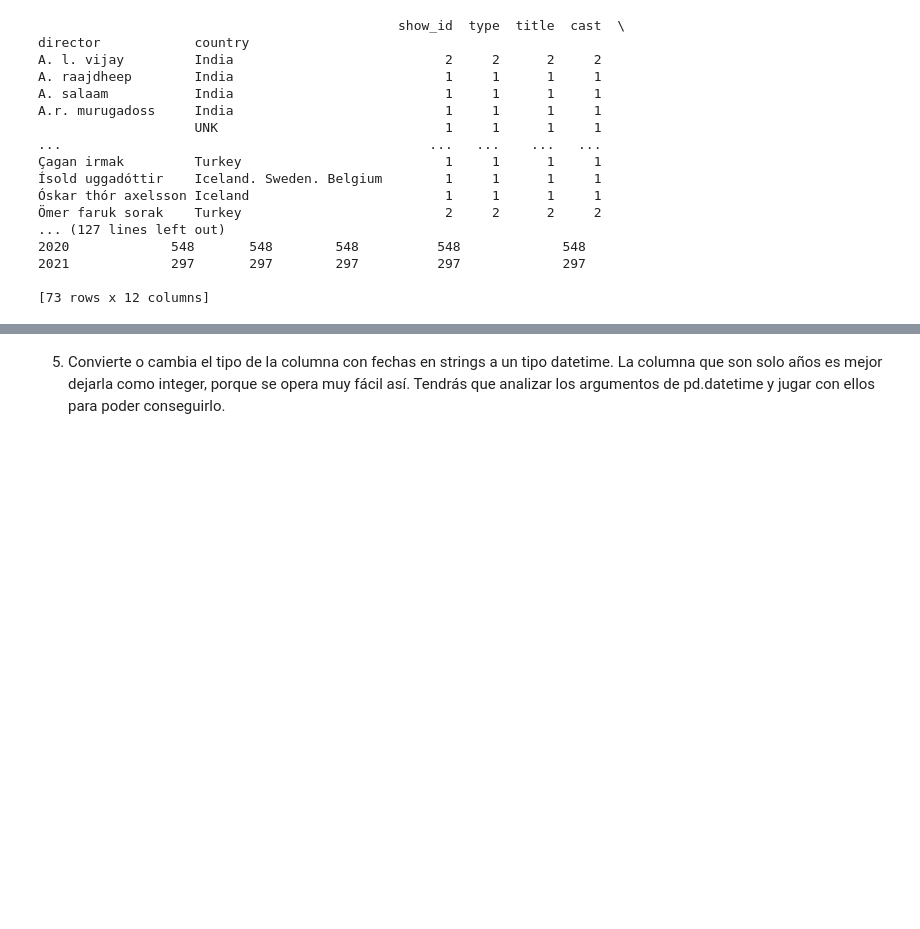
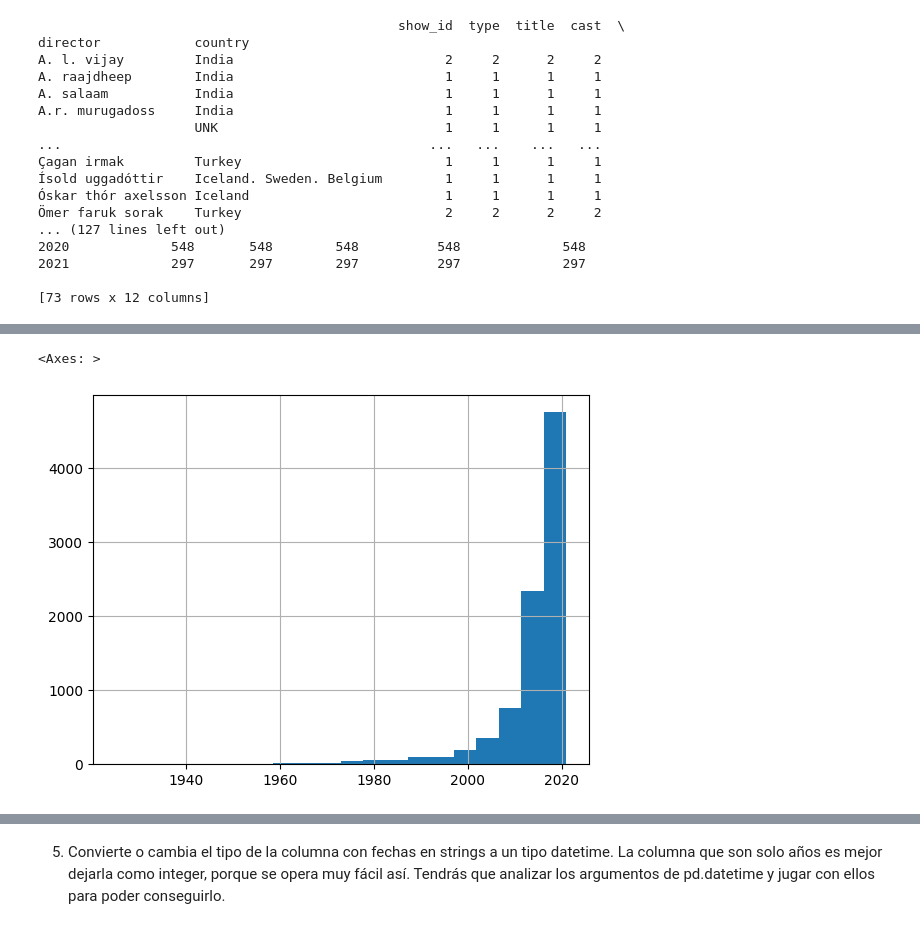
Before and after one commit to MariaRepository/ONLINE_DS_THEBRIDGE_MariaFernandez, a Jupyter notebook: 03_Analisis_de_Datos/Sprint_05/Unidad_01/Practica_Obligatoria/18_Practica_Obligatoria_ETL.ipynb, the cells around one changed output, grey strips where cells are left out. Saved outputs shown, nothing was run; the diff lists cells and outputs as text; code cells hidden in the pictures; blank space fills up the shorter version.

```diff
--- a/03_Analisis_de_Datos/Sprint_05/Unidad_01/Practica_Obligatoria/18_Practica_Obligatoria_ETL.ipynb
+++ b/03_Analisis_de_Datos/Sprint_05/Unidad_01/Practica_Obligatoria/18_Practica_Obligatoria_ETL.ipynb
@@ -93,7 +123,7 @@ hay duplicados igual a 8807 datos
 #hacemos back up
 df_peliculasbu=df_peliculas.copy()
 #eliminamos duplicados quedandonos con ultimas copias
-df_peliculas =df_peliculas.drop_duplicates(keep="last")
+df_peliculas =df_peliculas.drop_duplicates(keep="last", inplace=True)
 df_peliculas
 # %% [output]
 |  | show_id | type | title | director | cast | country | date_added | release_year | rating | duration | ... |
@@ -525,0 +662,6 @@ A.r. murugadoss     India                           1     1      1     1
+# %%
+#profe hacemos histograma. bins 20 hace el número de intervalos que queremos
+df_peliculas["release_year"].hist(bins=20)
+# %% [output]
+<Axes: >
+[figure, added]
```
Also changed, not shown: parts of 29 cells of this notebook.
